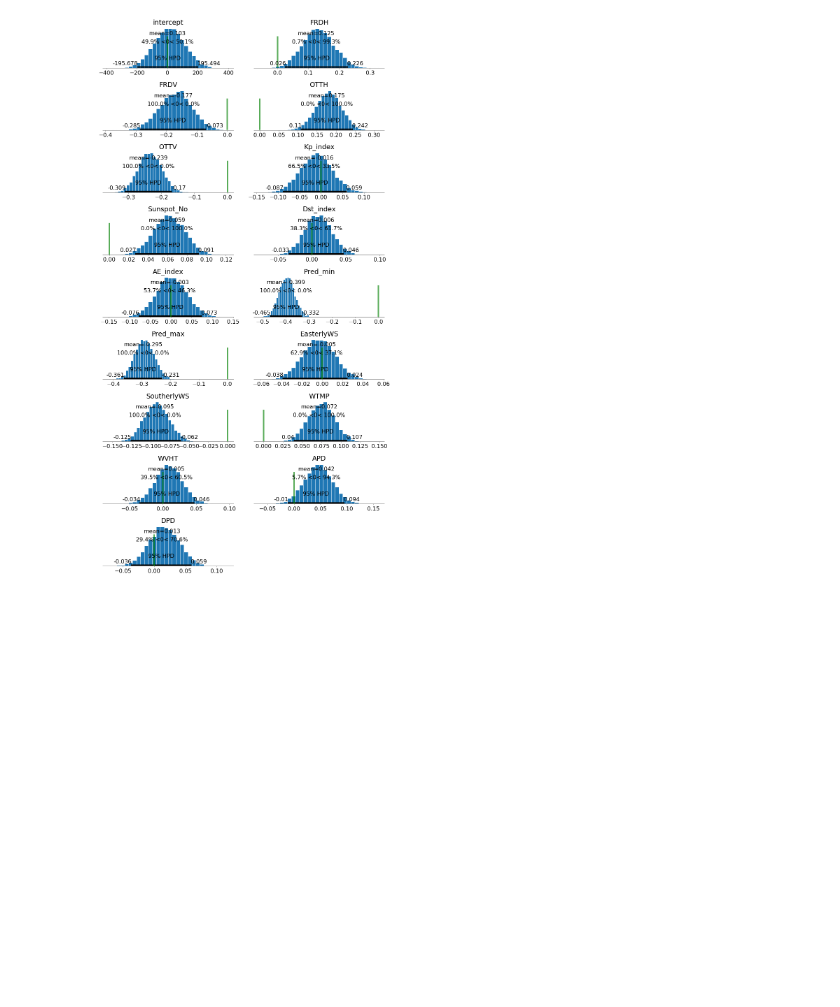
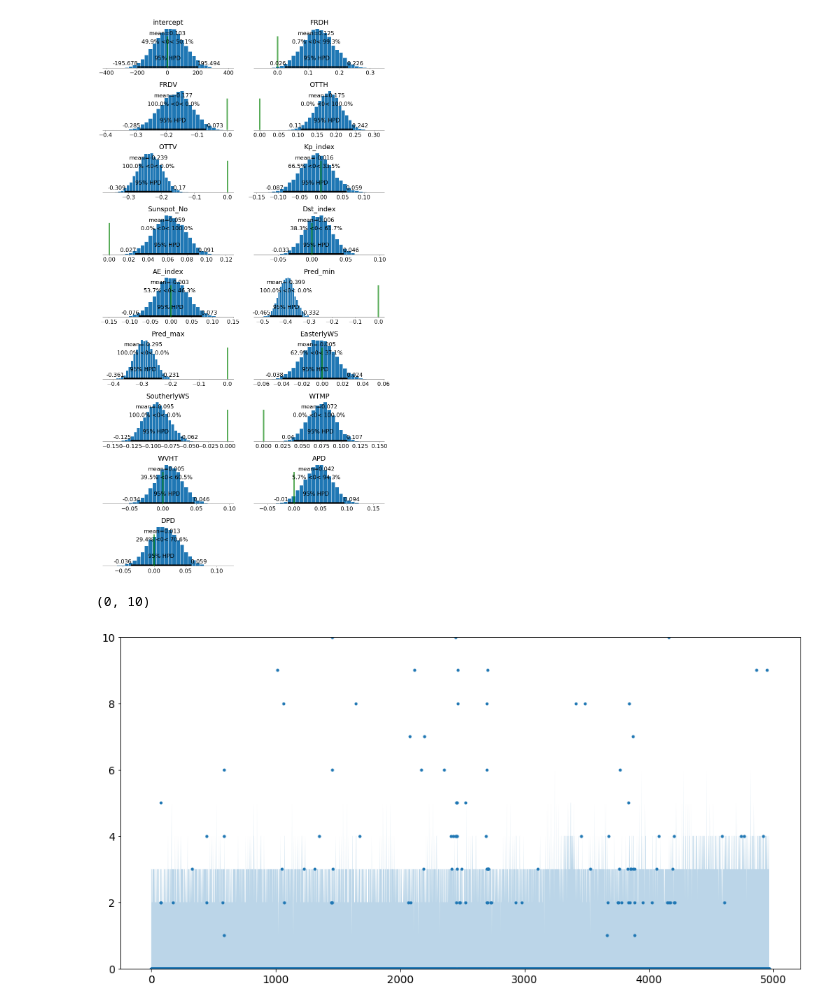
Before and after one commit to madHatter106/beaching, a Jupyter notebook: V2_1709/ML_Poisson_1.ipynb, the cells around one changed output. Cells and saved outputs as stored; diff of their text form; code cells hidden in the pictures; blank space fills up the shorter version.

```diff
--- a/V2_1709/ML_Poisson_1.ipynb
+++ b/V2_1709/ML_Poisson_1.ipynb
@@ -134,3 +134,16 @@ f = pl.gcf()
 f.savefig('../FigJar/Poisson_all.png', format='png', dpi=300)
 # %% [output]
 [figure]
+# %%
+ppc = pm.sample_ppc(trace, samples=1000, model=m1)
+# %%
+sig95 = pm.hpd(ppc['y_pred'])
+# %%
+pl.figure(figsize=(16, 8))
+x = np.arange(y_all_obs.size)
+pl.plot(x, y_all_obs, marker='.', ls='')
+pl.fill_between(x, y1=sig95[:, 0], y2=sig95[:, 1], alpha=0.3)
+pl.ylim((0, 10))
+# %% [output]
+(0, 10)
+[figure, added]
```
